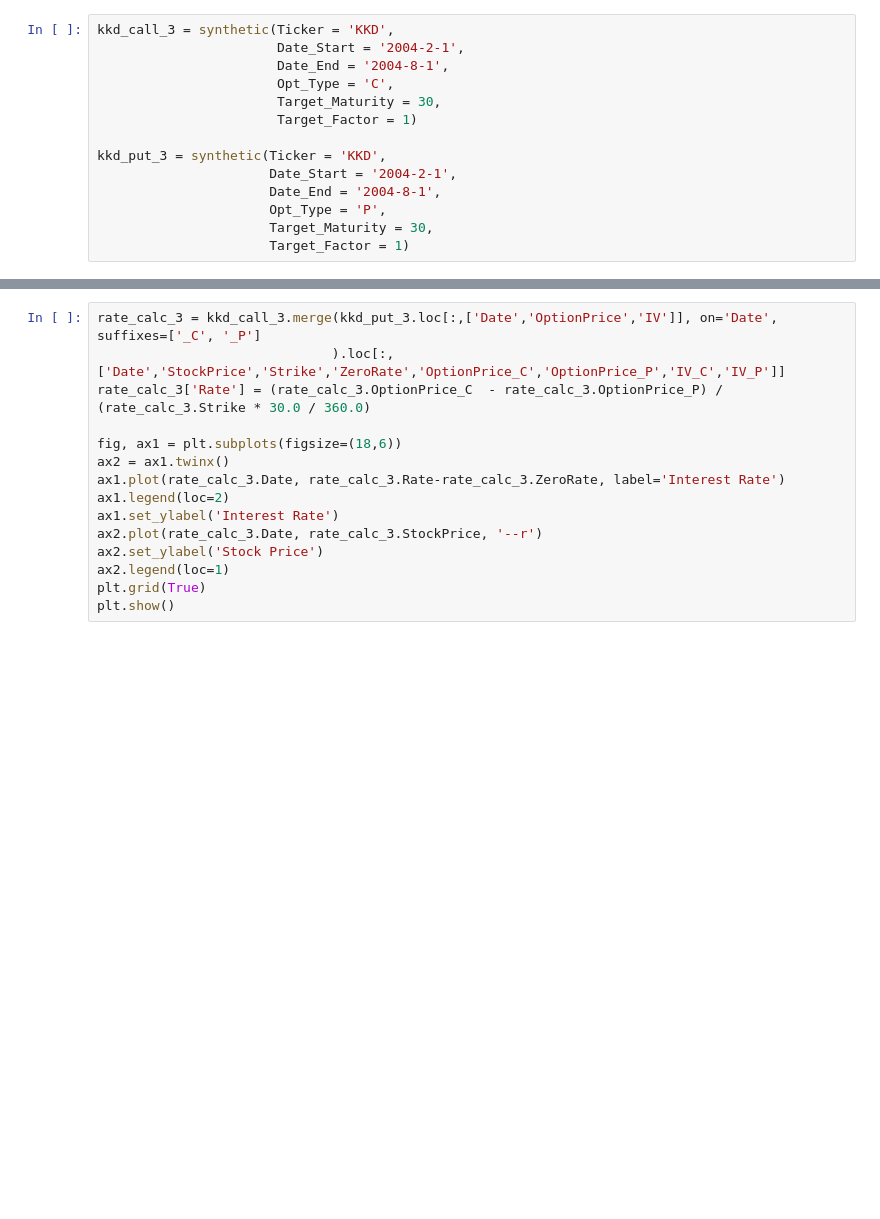
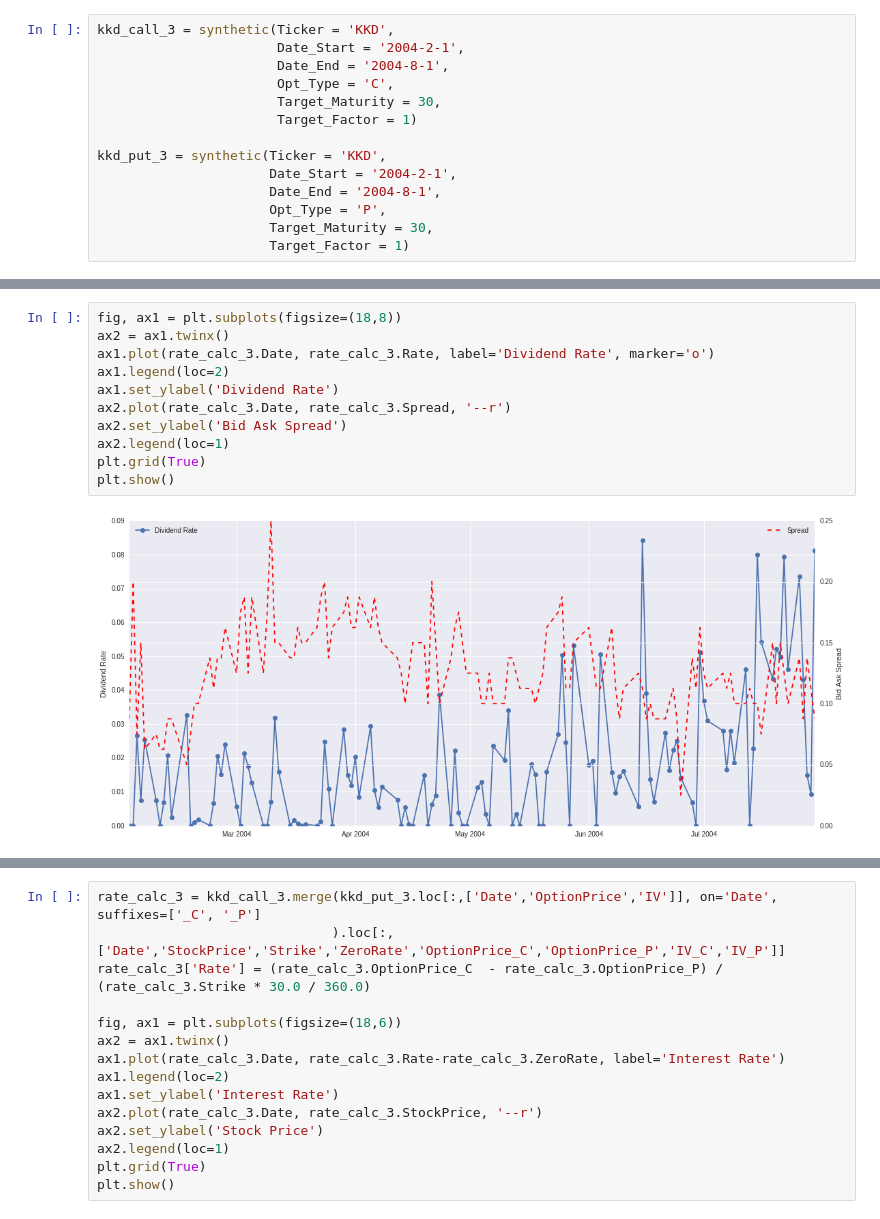
Before and after one commit to bspeice/experimental-finance, a Jupyter notebook: problem_set_6/Project6.ipynb, the cells around one changed output, grey strips where cells are left out. Drawn from its saved outputs; the diff is of its cells as text; blank space fills up the shorter version.

```diff
--- a/problem_set_6/Project6.ipynb
+++ b/problem_set_6/Project6.ipynb
@@ -599 +593,14 @@ plt.show()
+# %%
+fig, ax1 = plt.subplots(figsize=(18,8))
+ax2 = ax1.twinx()
+ax1.plot(rate_calc_3.Date, rate_calc_3.Rate, label='Dividend Rate', marker='o')
+ax1.legend(loc=2)
+ax1.set_ylabel('Dividend Rate')
+ax2.plot(rate_calc_3.Date, rate_calc_3.Spread, '--r')
+ax2.set_ylabel('Bid Ask Spread')
+ax2.legend(loc=1)
+plt.grid(True)
+plt.show()
+# %% [output]
+[figure, added]
 # %%
```
Also changed, not shown: parts of 9 cells of this notebook, 1 other file.
